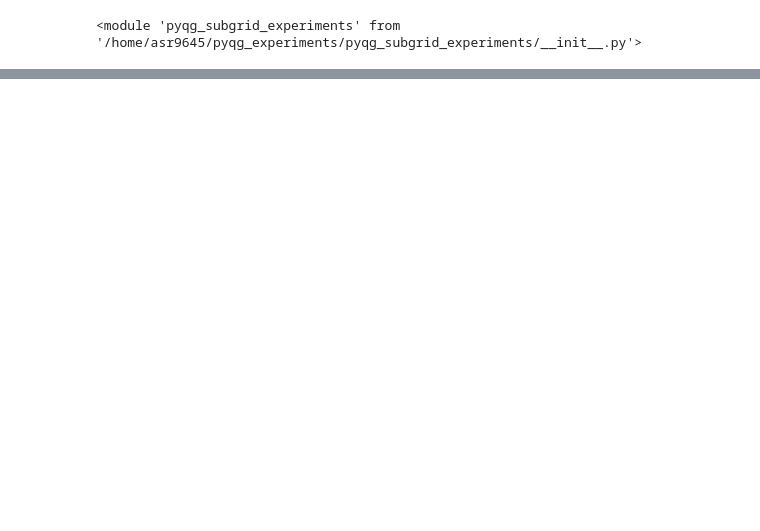
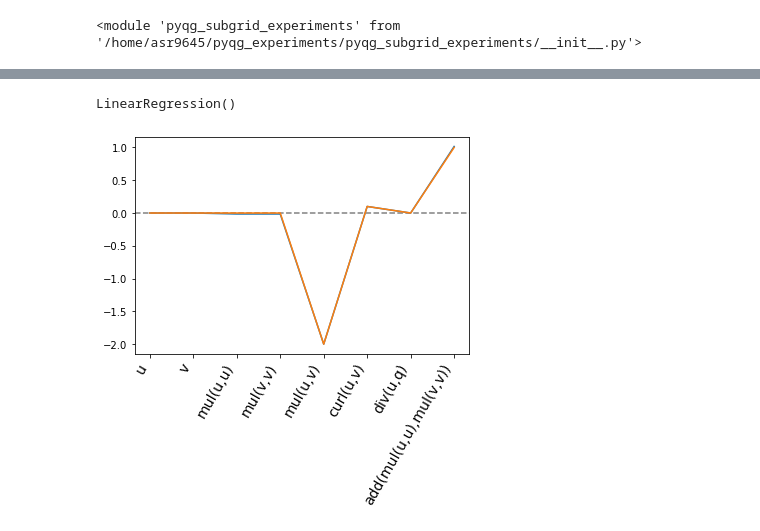
Before and after one commit to Pperezhogin/pyqg_experiments_Ross, a Jupyter notebook: notebooks/developing_batch_symbolic_regression.ipynb, the cells around one changed output, grey strips where cells are left out. Cells and saved outputs as stored; diff of their text form; code cells hidden in the pictures; blank space fills up the shorter version.

```diff
--- a/notebooks/developing_batch_symbolic_regression.ipynb
+++ b/notebooks/developing_batch_symbolic_regression.ipynb
@@ -24,0 +43,25 @@ ds=train
+# %%
+inputs = ['u','v','mul(u,u)','mul(v,v)','mul(u,v)','curl(u,v)','div(u,q)',
+          'add(mul(u,u),mul(v,v))']
+target = 'a'
+
+def extract_x(ds):
+    return np.array(np.stack([ds.extract_feature(f).data.ravel() for f in inputs], axis=1))
+def extract_y(ds):
+    return np.array(ds.extract_feature(target).data.ravel())
+
+X = extract_x(ds)
+scale = StandardScaler()
+X2 = scale.fit_transform(X)
+lr = LinearRegression()#asso(alpha=1e-5)
+lr.fit(X, extract_y(ds))
+# %% [output]
+LinearRegression()
+# %%
+plt.plot(lr.coef_)
+plt.axhline(0,ls='--',color='gray')
+plt.plot([0,0,0,0,-2,0.1,0,1])
+plt.xticks(np.arange(len(lr.coef_)), inputs, rotation=60, fontsize=14, ha='right')
+plt.show()
+# %% [output]
+[figure, added]
```
Also changed, not shown: parts of 18 cells of this notebook, 1 other file.
